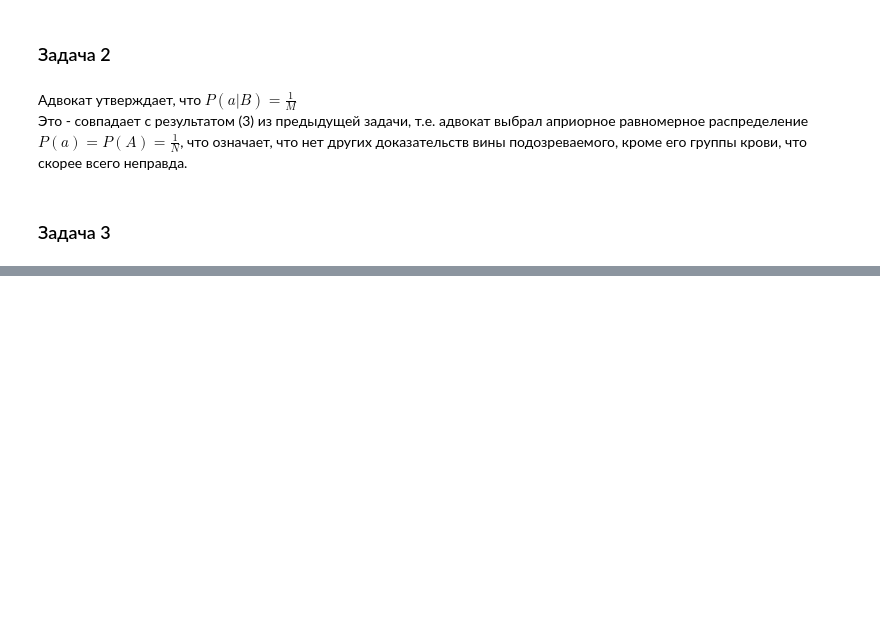
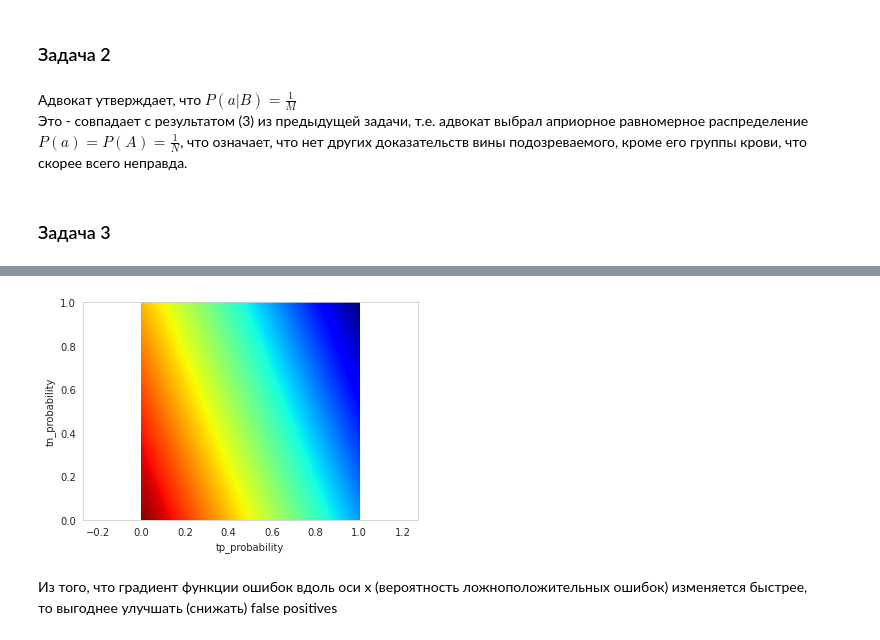
Before and after one commit to attatrol/MADE_ML_Homeworks, a Jupyter notebook: Godyaev_Andrew_ML_HW1.ipynb, the cells around one changed output, grey strips where cells are left out. Cells and saved outputs as stored; diff of their text form; code cells hidden in the pictures; blank space fills up the shorter version.

```diff
--- a/Godyaev_Andrew_ML_HW1.ipynb
+++ b/Godyaev_Andrew_ML_HW1.ipynb
@@ -143,0 +73,36 @@ myplot_heatmap(calc_diagnostics_odds_ratio())
+# %%
+global_prior_prob=0.01
+
+def calc_loss_function(tp_probability, tn_probability, fn_loss_multiplier=40):
+  tp_share = global_prior_prob * tp_probability
+  fn_share = global_prior_prob * (1 - tp_probability)
+  tn_share = (1 - global_prior_prob) * tn_probability
+  fp_share = (1 - global_prior_prob) * (1 - tn_probability)
+  return tp_share + fp_share + fn_loss_multiplier * fn_share
+# %%
+def calc_loss_function_vectorized(point_num = 500):
+  result = np.ndarray(shape=(point_num, point_num))
+  probs = np.arange(0, 1.001, 1 / point_num)
+  for i in range(point_num):
+    for j in range(point_num):
+      result[i][j] = calc_loss_function(tp_probability = probs[i], tn_probability = probs[j])
+  return result
+
+def myplot_heatmap(Z, point_num = 500):
+    # Make the plot
+    plt.axis('equal')
+    plt.xlim((0, 1))
+    plt.ylim((0, 1))
+    X = np.linspace(0, 1, point_num)
+    Y = np.linspace(0, 1, point_num)
+    plt.pcolormesh(X, Y, Z, cmap=plt.cm.jet)
+    plt.xlabel("tp_probability")
+    plt.ylabel("tn_probability")
+    plt.show()
+
+myplot_heatmap(calc_loss_function_vectorized())
+# %% [output]
+[figure, added]
+# %% [markdown]
+Из того, что градиент функции ошибок вдоль оси x (вероятность ложноположительных ошибок) изменяется быстрее,
+то выгоднее улучшать (снижать) false positives
```
Also changed, not shown: parts of 2 cells of this notebook.
